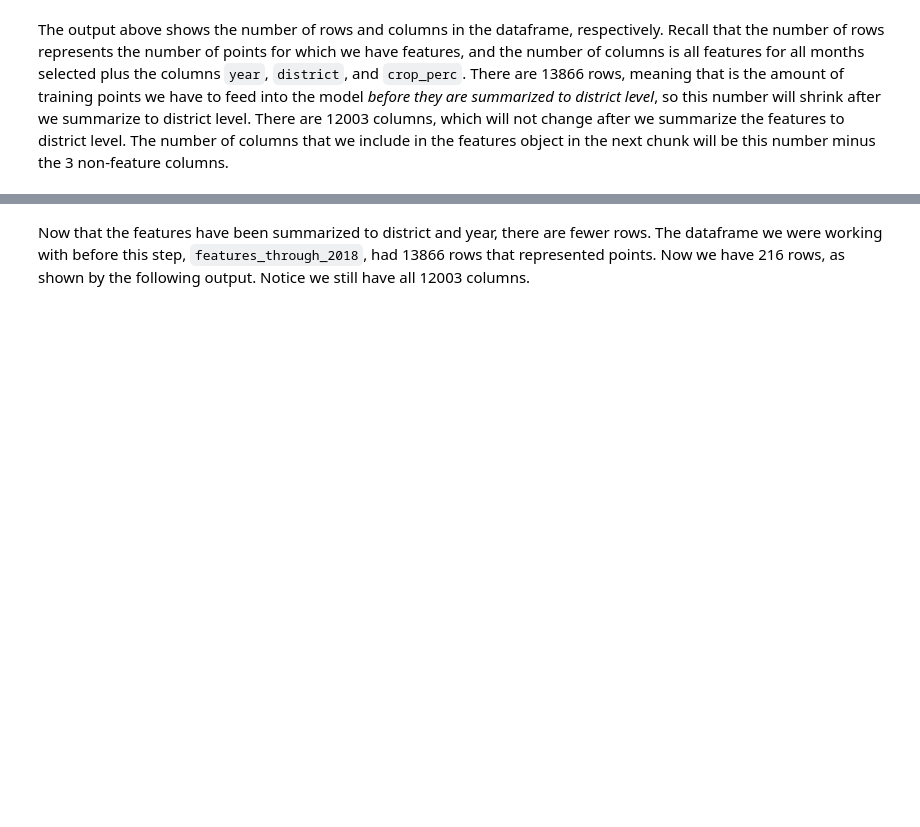
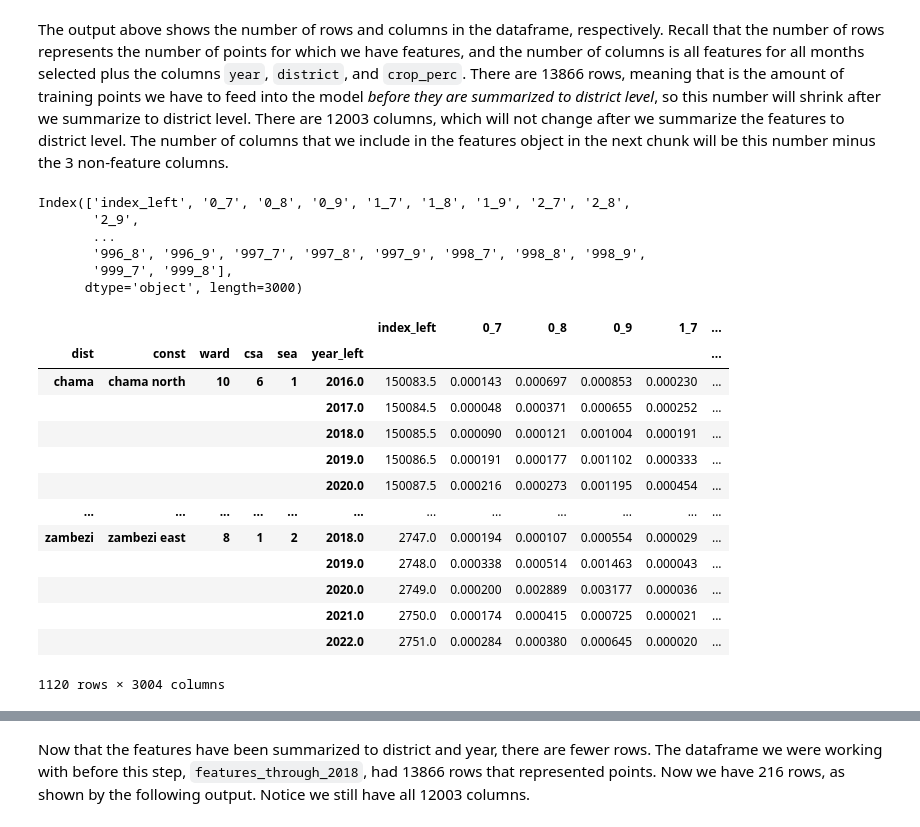
Before and after one commit to mosaiks-capstone/Modeling, a Jupyter notebook: full_modeling.ipynb, the cells around one changed output, grey strips where cells are left out. Cells and saved outputs as stored; diff of their text form; code cells hidden in the pictures; blank space fills up the shorter version.

```diff
--- a/full_modeling.ipynb
+++ b/full_modeling.ipynb
@@ -587,18 +704,49 @@ features_2 = pd.DataFrame(features_1.drop(columns='geometry'))
 # %%
-features_2.columns
-features_3 = features_2.groupby(['dist', 'const', 'ward', 'csa', 'sea','year_left']).aggregate(np.mean)
-features_3 = features_3.drop(columns='index_left')
+#features_2.columns
+#features_3 = features_2.groupby(['dist', 'const', 'ward', 'csa', 'sea','year_left']).aggregate(np.mean)
+#features_3 = features_3.drop(columns='index_left')
+
+# The above code is just working through some iterations to get the features correct
+# This code
+features_new = features_1.groupby(['dist', 'const', 'ward', 'csa', 'sea','year_left']).aggregate(np.mean)
 # %% [markdown]
 The output above shows the number of rows and columns in the dataframe, respectively. Recall that the number of rows represents the number of points for which we have features, and the number of columns is all features for all months selected plus the columns `year`, `district`, and `crop_perc`. There are 13866 rows, meaning that is the amount of training points we have to feed into the model _before they are summarized to district level_, so this number will shrink after we summarize to district level. There are 12003 columns, which will not change after we summarize the features to district level. The number of columns that we include in the features object in the next chunk will be this number minus the 3 non-feature columns.
 # %%
 # create object that contains only feature columns, rather than all columns that would include `district`, `year`, and `crop_perc`
 # python index starts at 0, so here we specify to retain columns starting at 3 through every column besides the last column
 # the columns we omit stay in the dataframe, because we assign the selected columns to an object, but the omitted columns are not included in the calculation in the next chunk
-var_cols = features_3.columns[0:3000].values.tolist()
+var_cols = features_new.columns[0:3000].values.tolist() # <- instances of features_new was originally features_3
 
 # call the object `var_cols` to check that it only includes feature columns, but do not view it in list format because it is more readable not as a list
-features_3.columns[0:3000]
+features_new.columns[0:3000]
 # these are all the feature columns that will be fed into the `weighted_avg` calculation in the next chunk
+# %% [output]
+Index(['index_left', '0_7', '0_8', '0_9', '1_7', '1_8', '1_9', '2_7', '2_8',
+       '2_9',
+       ...
+       '996_8', '996_9', '997_7', '997_8', '997_9', '998_7', '998_8', '998_9',
+       '999_7', '999_8'],
+      dtype='object', length=3000)
+# %%
+# We can decide if there should be a weighted average:
+#weighted_avg = True
+weighted_avg = False
+features_new
+# %% [output]
+|  |  |  |  |  |  | index_left | 0_7 | 0_8 | 0_9 | 1_7 | ... |
+| dist | const | ward | csa | sea | year_left |  |  |  |  |  | ... |
+| chama | chama north | 10 | 6 | 1 | 2016.0 | 150083.5 | 0.000143 | 0.000697 | 0.000853 | 0.000230 | ... |
+|  |  |  |  |  | 2017.0 | 150084.5 | 0.000048 | 0.000371 | 0.000655 | 0.000252 | ... |
+|  |  |  |  |  | 2018.0 | 150085.5 | 0.000090 | 0.000121 | 0.001004 | 0.000191 | ... |
+|  |  |  |  |  | 2019.0 | 150086.5 | 0.000191 | 0.000177 | 0.001102 | 0.000333 | ... |
+|  |  |  |  |  | 2020.0 | 150087.5 | 0.000216 | 0.000273 | 0.001195 | 0.000454 | ... |
+| ... | ... | ... | ... | ... | ... | ... | ... | ... | ... | ... | ... |
+| zambezi | zambezi east | 8 | 1 | 2 | 2018.0 | 2747.0 | 0.000194 | 0.000107 | 0.000554 | 0.000029 | ... |
+|  |  |  |  |  | 2019.0 | 2748.0 | 0.000338 | 0.000514 | 0.001463 | 0.000043 | ... |
+|  |  |  |  |  | 2020.0 | 2749.0 | 0.000200 | 0.002889 | 0.003177 | 0.000036 | ... |
+|  |  |  |  |  | 2021.0 | 2750.0 | 0.000174 | 0.000415 | 0.000725 | 0.000021 | ... |
+|  |  |  |  |  | 2022.0 | 2751.0 | 0.000284 | 0.000380 | 0.000645 | 0.000020 | ... |
+1120 rows × 3004 columns
 # %%
 %%time
 # execute the weighted average on the cropped area
```
Also changed, not shown: parts of 28 cells of this notebook.
